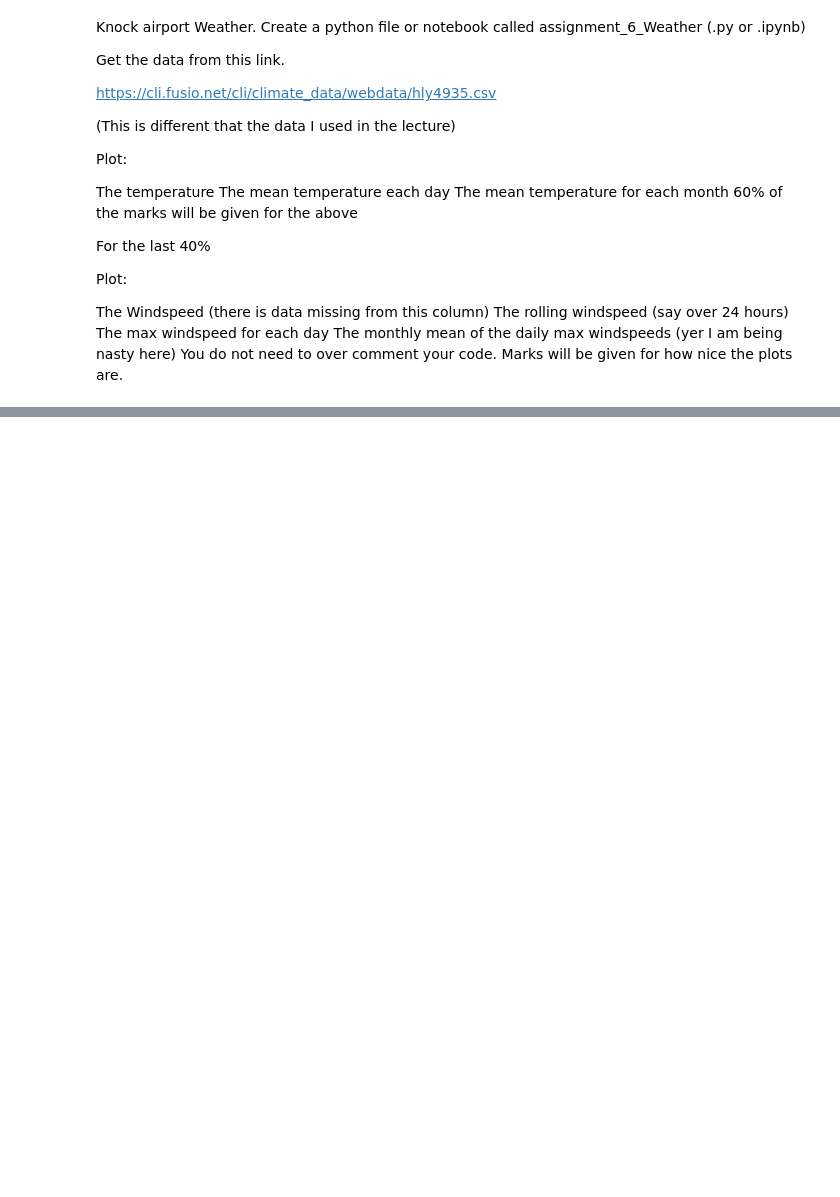
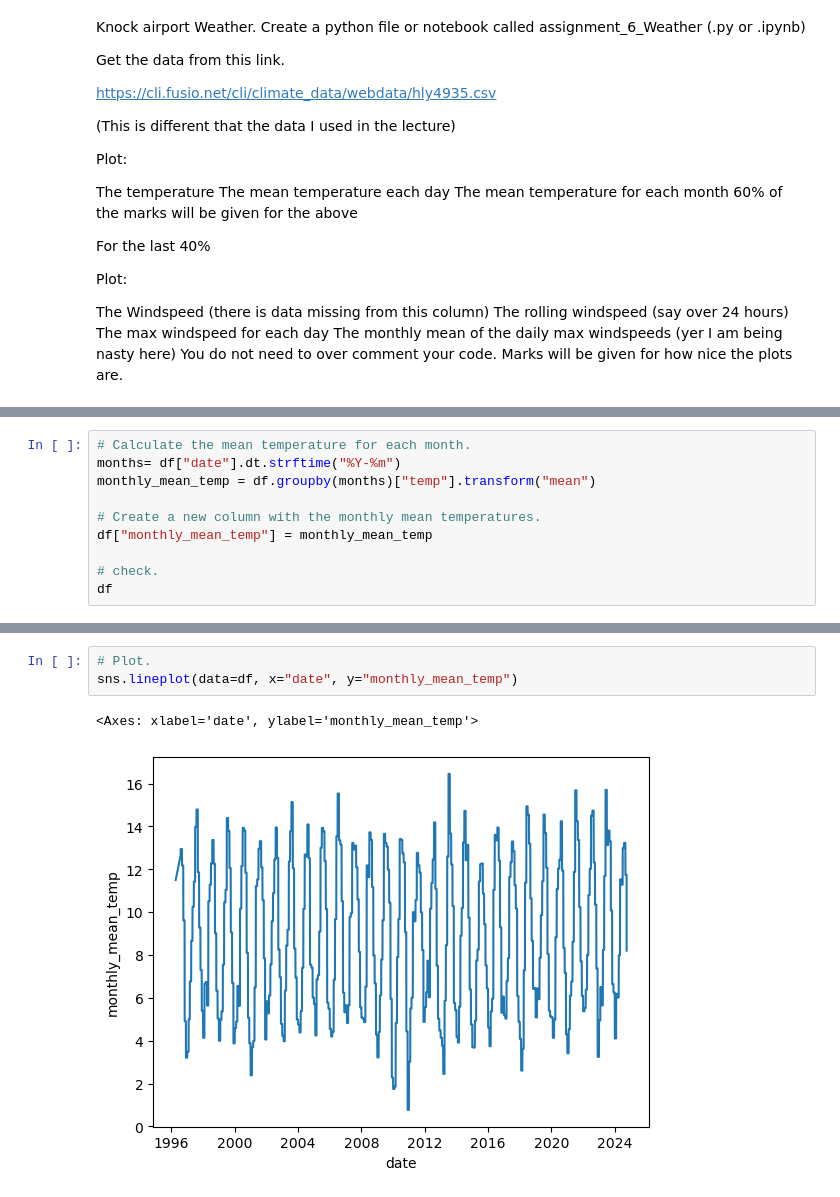
Before and after one commit to FatimaBOliveira/Programming-for-data-analytics, a Jupyter notebook: Assignments/assignment_6_Weather.ipynb, the cells around one changed output, grey strips where cells are left out. Saved outputs shown, nothing was run; the diff lists cells and outputs as text; blank space fills up the shorter version.

```diff
--- a/Assignments/assignment_6_Weather.ipynb
+++ b/Assignments/assignment_6_Weather.ipynb
@@ -68,0 +105,10 @@ df["temp"].mean()
+# %%
+# Calculate the mean temperature for each month.
+months= df["date"].dt.strftime("%Y-%m")
+monthly_mean_temp = df.groupby(months)["temp"].transform("mean")
+
+# Create a new column with the monthly mean temperatures.
+df["monthly_mean_temp"] = monthly_mean_temp
+
+# check.
+df
@@ -68,0 +129,6 @@ df["temp"].mean()
+# %%
+# Plot.
+sns.lineplot(data=df, x="date", y="monthly_mean_temp")
+# %% [output]
+<Axes: xlabel='date', ylabel='monthly_mean_temp'>
+[figure, added]
```
Also changed, not shown: parts of 13 cells of this notebook.
